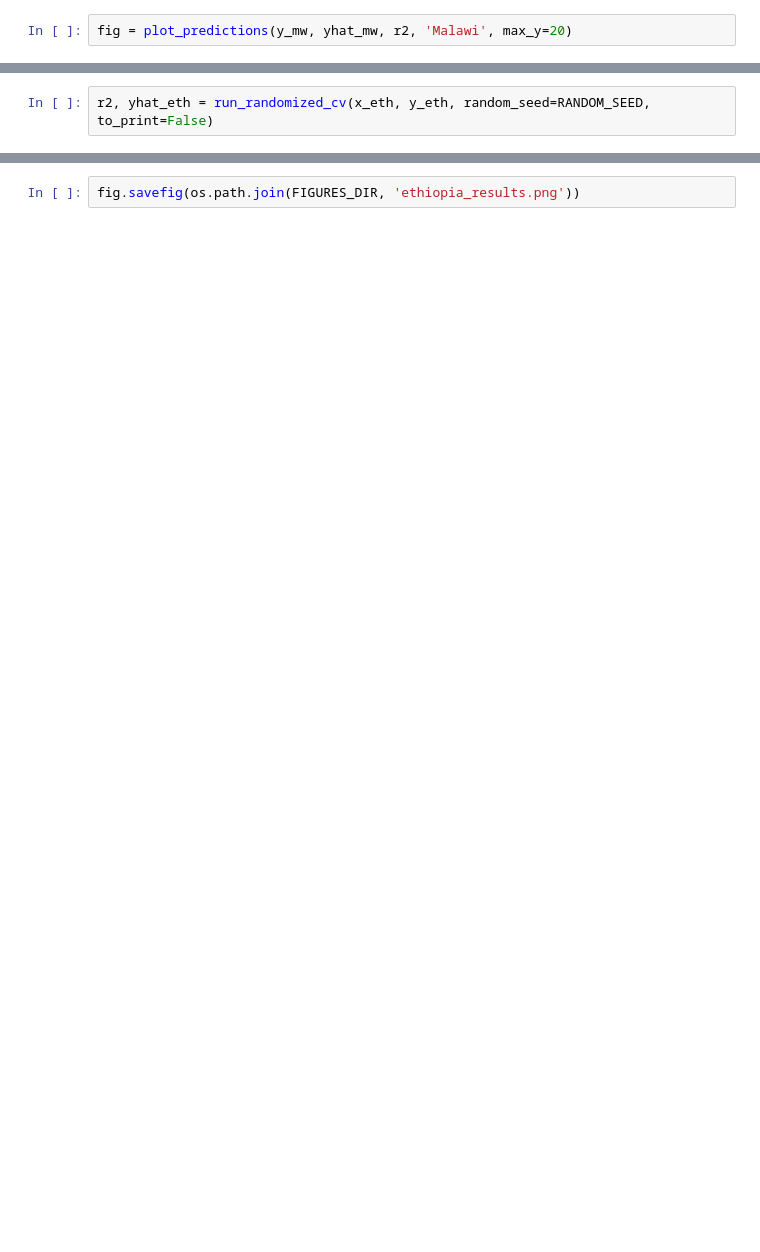
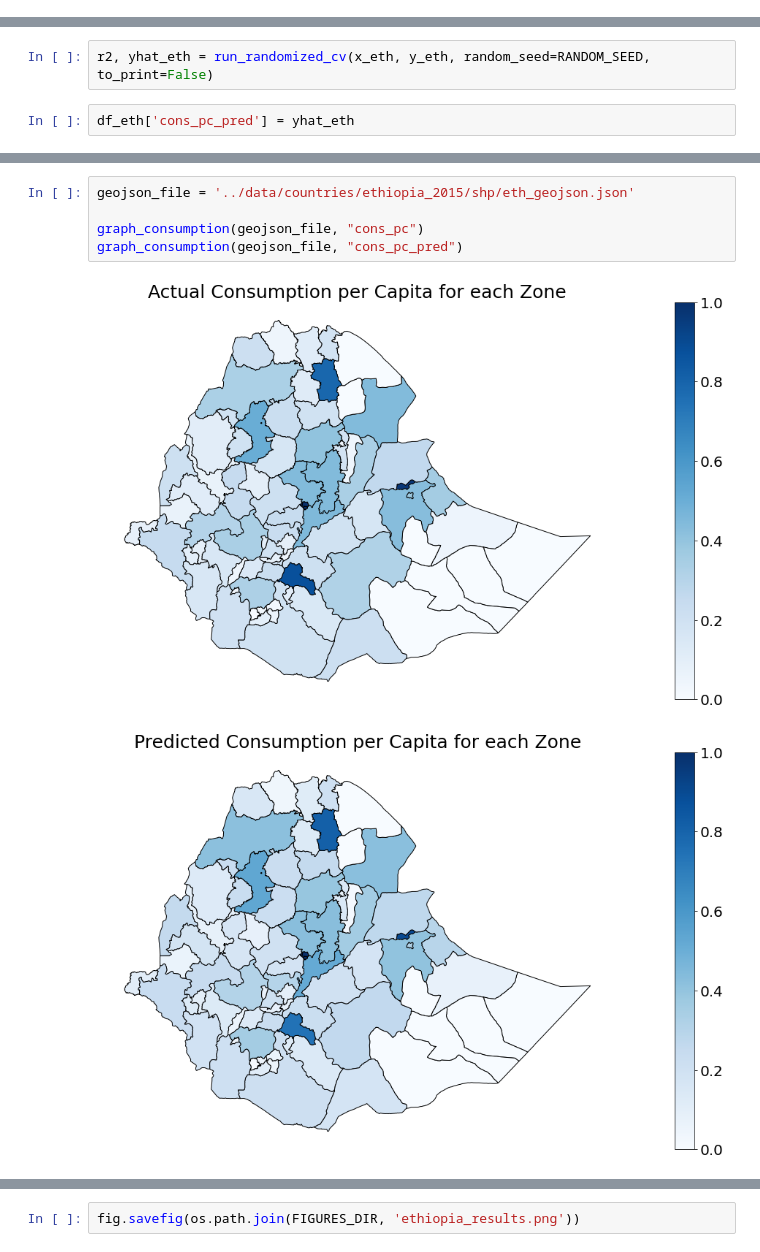
Before and after one commit to omshah2006/Predicting-Poverty-Ethiopia, a Jupyter notebook: scripts/predict_consumption.ipynb, the cells around one changed output, grey strips where cells are left out. Cells and saved outputs as stored; diff of their text form; blank space fills up the shorter version.

```diff
--- a/scripts/predict_consumption.ipynb
+++ b/scripts/predict_consumption.ipynb
@@ -169,2 +194,0 @@ r2, yhat_mw = run_randomized_cv(x_mw, y_mw, random_seed=RANDOM_SEED, to_print=Fa
-# %%
-fig = plot_predictions(y_mw, yhat_mw, r2, 'Malawi', max_y=20)
@@ -179,2 +195,4 @@ plt.savefig('malawi_results.png')
 # %%
 r2, yhat_eth = run_randomized_cv(x_eth, y_eth, random_seed=RANDOM_SEED, to_print=False)
+# %%
+df_eth['cons_pc_pred'] = yhat_eth
@@ -181,3 +249,11 @@ r2, yhat_eth = run_randomized_cv(x_eth, y_eth, random_seed=RANDOM_SEED, to_print
+# %%
+geojson_file = '../data/countries/ethiopia_2015/shp/eth_geojson.json'
+
+graph_consumption(geojson_file, "cons_pc")
+graph_consumption(geojson_file, "cons_pc_pred")
+# %% [output]
+[figure, added]
+[figure, added]
 # %%
 fig = plot_predictions(y_eth, yhat_eth, r2, 'Ethiopia', max_y=30)
 # %% [output]
```
Also changed, not shown: parts of 22 cells of this notebook, 13 other files.
